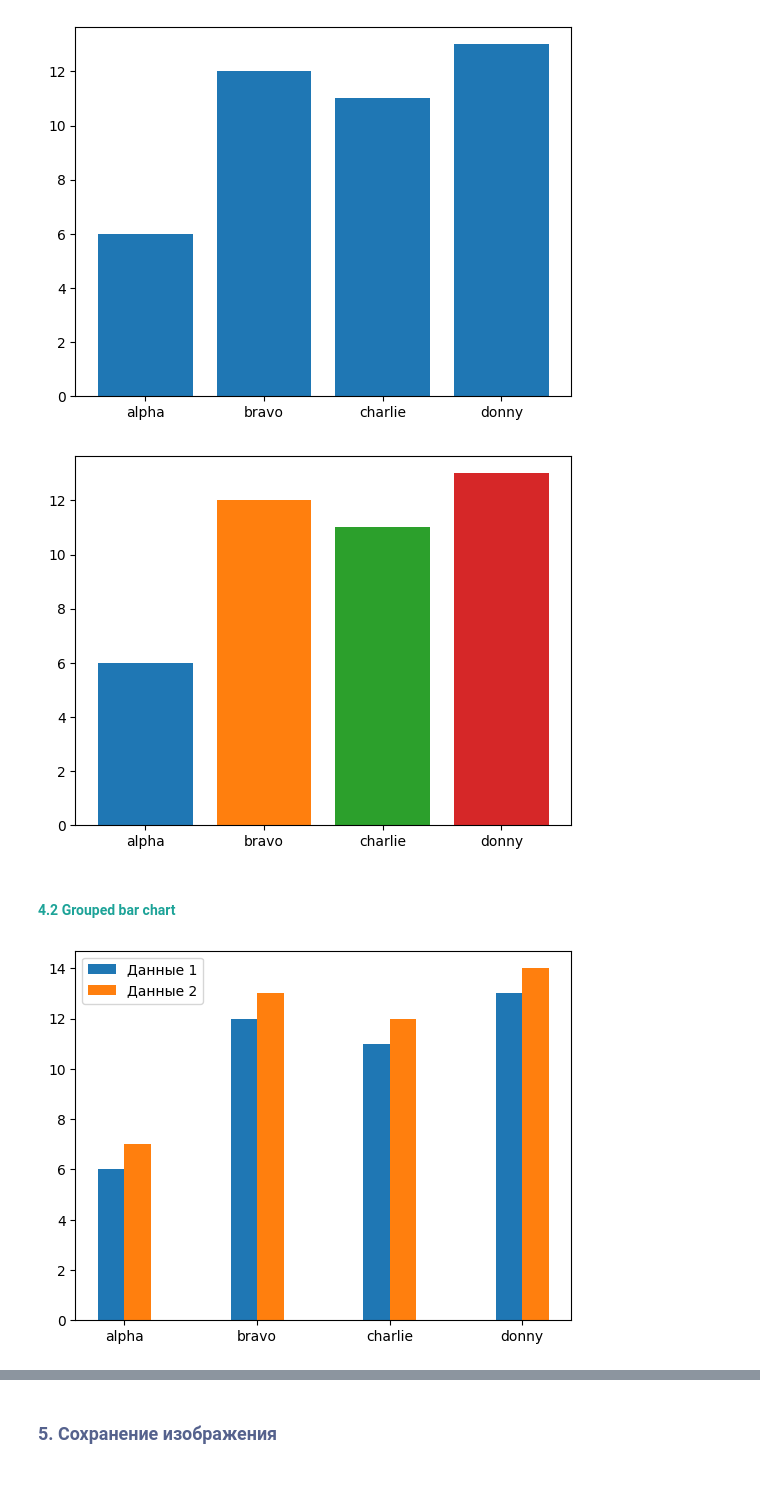
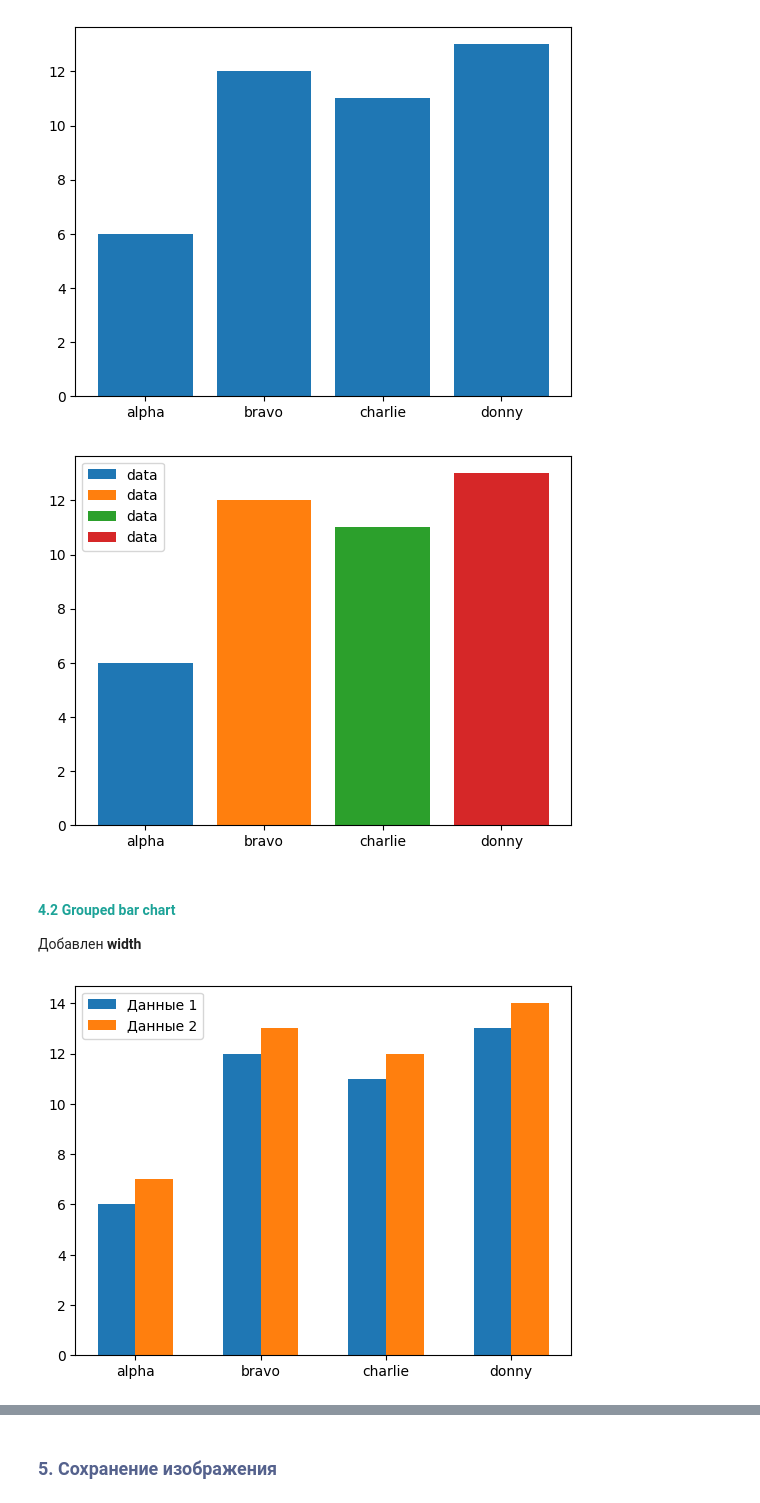
Before and after one commit to CamelCaseAverageEnjoyer/PythonCompendium, a Jupyter notebook: Study/Python-2-MIPT/6 занятие.ipynb, the cells around one changed output, grey strips where cells are left out. Drawn from its saved outputs; the diff is of its cells as text; code cells hidden in the pictures.

```diff
--- a/Study/Python-2-MIPT/6 занятие.ipynb
+++ b/Study/Python-2-MIPT/6 занятие.ipynb
@@ -195,36 +203,38 @@ plt.show()
 data = {'alpha': 6, 'bravo': 12, 'charlie': 11, 'donny': 13}
 
 for d in data:
-    plt.bar(d, data[d])
+    plt.bar(d, data[d], label="data")
 
+plt.legend()
 plt.show()
 # %% [output]
-[figure, old version]
+[figure, new version]
 # %% [markdown]
 #### <span style="color:#1DA398">4.2 Grouped bar chart</span>
+Добавлен **width**
 # %%
 data_1 = {'alpha': 6, 'bravo': 12, 'charlie': 11, 'donny': 13}
 data_2 = {'alpha': 7, 'bravo': 13, 'charlie': 12, 'donny': 14}
 
-width = 0.2
+width = 0.3
 
 
 fig, ax = plt.subplots()
 
 for i, data in enumerate([data_1, data_2]):
     x = [j + (i-0.5)*width for j in range(len(data))]
 
     labels = list(data.keys())
     values = list(data.values())
 
     ax.bar(x, values, width=width, label=f"Данные {i+1}")
 
     ax.set_xticks(bar_numbers)
     ax.set_xticklabels(labels)
 
 plt.legend()
 plt.show()
 # %% [output]
-[figure, old version]
+[figure, new version]
 # %% [markdown]
 #### <span style="color:#1DA398">4.3 Stacked bar chart</span>
```
Also changed, not shown: parts of 13 cells of this notebook, 10 other files.
